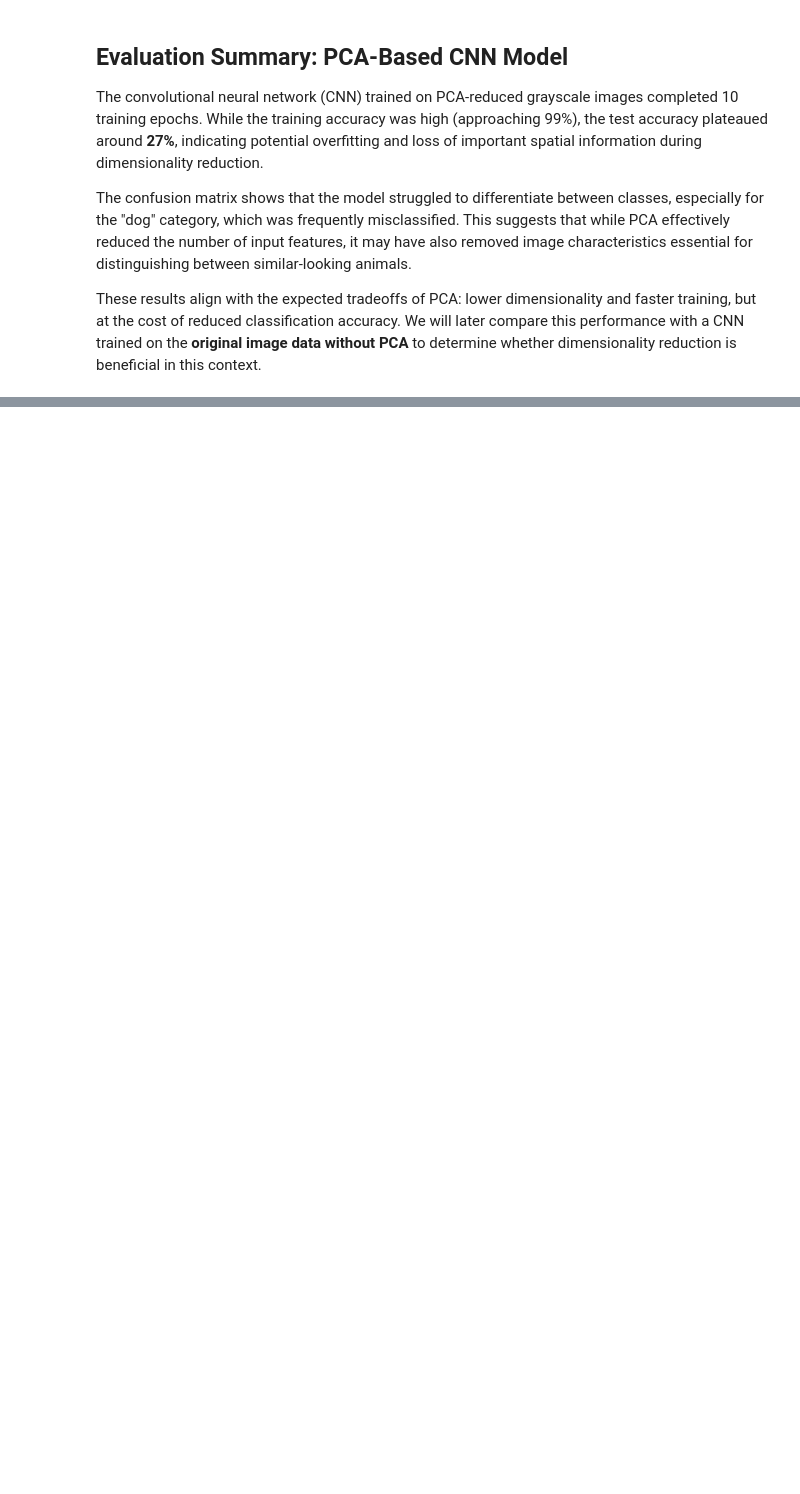
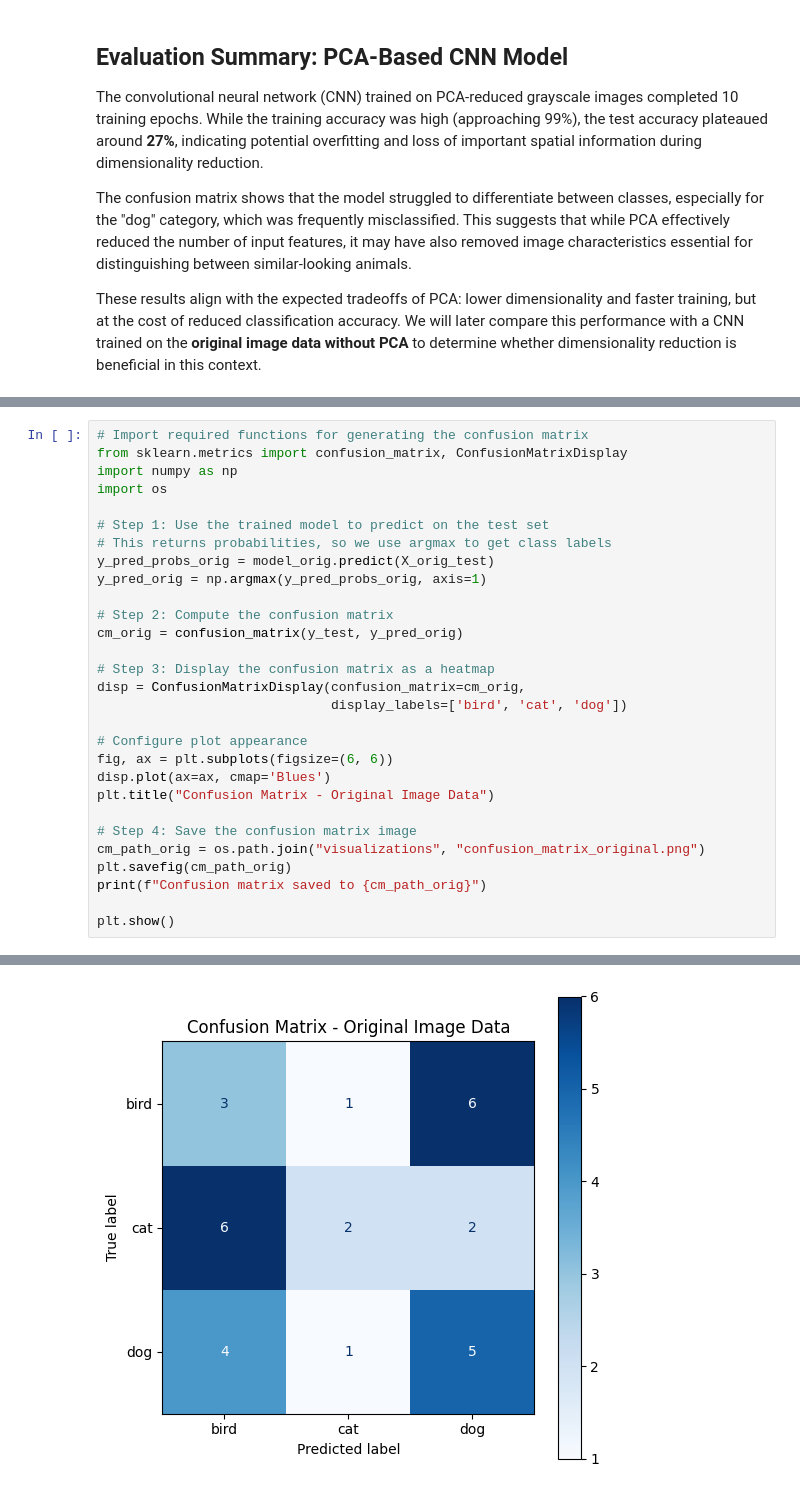
Before and after one commit to janmcconnellCityU/DS510_Team_Project, a Jupyter notebook: ds510_cnn_pca_team_project.ipynb, the cells around one changed output, grey strips where cells are left out. Drawn from its saved outputs; the diff is of its cells as text; blank space fills up the shorter version.

```diff
--- a/ds510_cnn_pca_team_project.ipynb
+++ b/ds510_cnn_pca_team_project.ipynb
@@ -301,0 +385,30 @@ These results align with the expected tradeoffs of PCA: lower dimensionality and
+# %%
+# Import required functions for generating the confusion matrix
+from sklearn.metrics import confusion_matrix, ConfusionMatrixDisplay
+import numpy as np
+import os
+
+# Step 1: Use the trained model to predict on the test set
+# This returns probabilities, so we use argmax to get class labels
+y_pred_probs_orig = model_orig.predict(X_orig_test)
+y_pred_orig = np.argmax(y_pred_probs_orig, axis=1)
+
+# Step 2: Compute the confusion matrix
+cm_orig = confusion_matrix(y_test, y_pred_orig)
+
+# Step 3: Display the confusion matrix as a heatmap
+disp = ConfusionMatrixDisplay(confusion_matrix=cm_orig,
+                              display_labels=['bird', 'cat', 'dog'])
+
+# Configure plot appearance
+fig, ax = plt.subplots(figsize=(6, 6))
+disp.plot(ax=ax, cmap='Blues')
+plt.title("Confusion Matrix - Original Image Data")
+
+# Step 4: Save the confusion matrix image
+cm_path_orig = os.path.join("visualizations", "confusion_matrix_original.png")
+plt.savefig(cm_path_orig)
+print(f"Confusion matrix saved to {cm_path_orig}")
+
+plt.show()
+# %% [output]
@@ -301,0 +417 @@ These results align with the expected tradeoffs of PCA: lower dimensionality and
+[figure, added]
```
Also changed, not shown: parts of 3 cells of this notebook, 2 other files.
